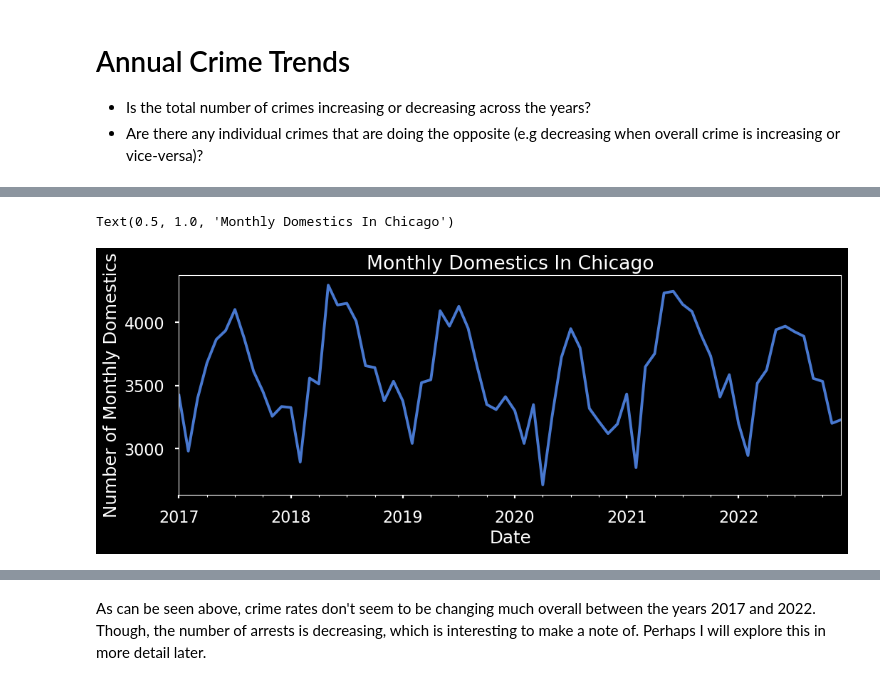
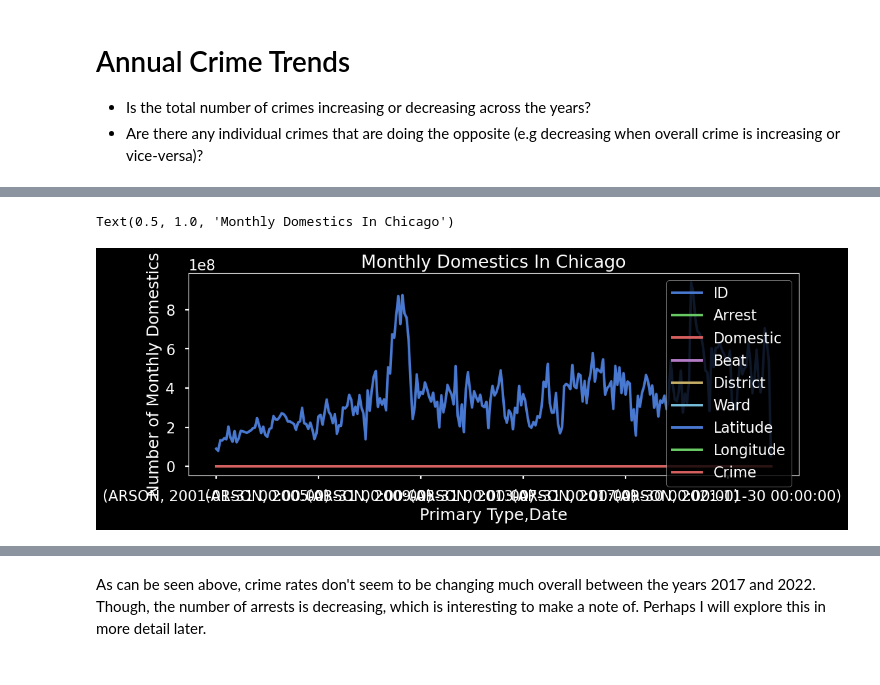
Before and after one commit to JamisonHunter/Chicago-Crime-Data-Analysis, a Jupyter notebook: chicago_crime_data_analysis.ipynb, the cells around one changed output, grey strips where cells are left out. Saved outputs shown, nothing was run; the diff lists cells and outputs as text; code cells hidden in the pictures.

```diff
--- a/chicago_crime_data_analysis.ipynb
+++ b/chicago_crime_data_analysis.ipynb
@@ -65,7 +82,25 @@ df_3 = pd.read_csv(path_3)
 df_4 = pd.read_csv(path_4)
 df_5 = pd.read_csv(path_5)
 df_6 = pd.read_csv(path_6)
-df = pd.concat([df_1, df_2, df_3, df_4, df_5, df_6])
+df_7 = pd.read_csv(path_7)
+df_8 = pd.read_csv(path_8)
+df_9 = pd.read_csv(path_9)
+df_10 = pd.read_csv(path_10)
+df_11 = pd.read_csv(path_11)
+df_12 = pd.read_csv(path_12)
+df_13 = pd.read_csv(path_13)
+df_14 = pd.read_csv(path_14)
+df_15 = pd.read_csv(path_15)
+df_16 = pd.read_csv(path_16)
+df_17 = pd.read_csv(path_17)
+df_18 = pd.read_csv(path_18)
+df_19 = pd.read_csv(path_19)
+df_20 = pd.read_csv(path_20)
+df_21 = pd.read_csv(path_21)
+df_22 = pd.read_csv(path_22)
+df_23 = pd.read_csv(path_23)
+df = pd.concat([df_1, df_2, df_3, df_4, df_5, df_6, df_7, df_8, df_8, df_9, df_10, df_11,
+               df_12, df_13, df_14, df_15, df_16, df_17, df_18, df_19, df_20, df_21, df_22, df_23])
 # %%
 df.info()
 df.head()
@@ -209,6 +244,6 @@ time = time.set_index('Date')
 # %%
 time["Crime"] = True
 # %%
-ts = time.resample("M").sum()
+ts = time.groupby("Primary Type").resample("M").sum()
 ts
 # %% [output]
@@ -229,10 +280,10 @@ ts
 # %%
-ax = ts["Domestic"].plot(figsize=(12,4))
+ax = ts["ARSON":"ARSON"].plot(figsize=(12,4))
 ax.set_ylabel("Number of Monthly Domestics")
 ax.set_title("Monthly Domestics In Chicago")
 # %% [output]
 Text(0.5, 1.0, 'Monthly Domestics In Chicago')
-[figure, old version]
+[figure, new version]
 # %%
 ax = ts["Arrest"].plot(figsize=(12,4))
 ax.set_ylabel("Number of Monthly Arrests")
```
Also changed, not shown: parts of 13 cells of this notebook.
